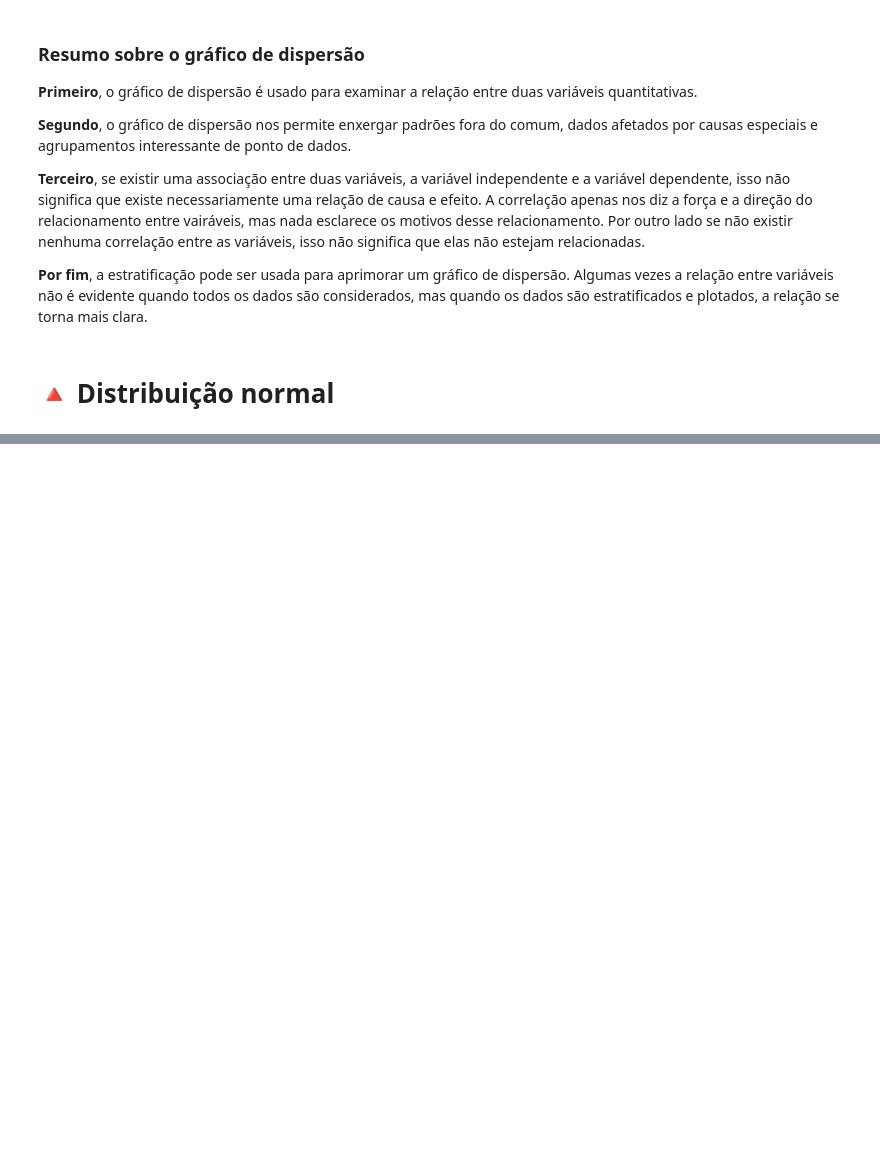
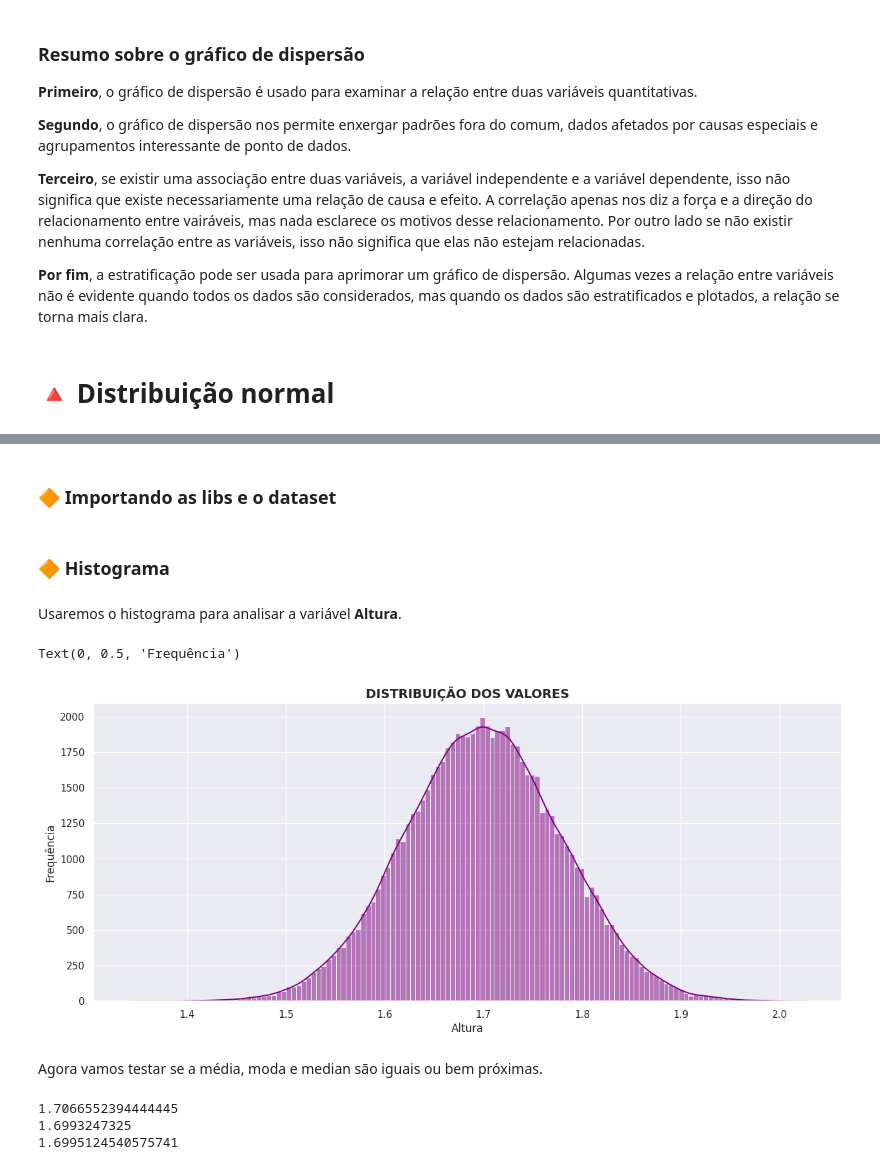
Before and after one commit to huanbarrosn/estudo_ds, a Jupyter notebook: matematica/teoria-estatistica-khan-academy/aula.ipynb, the cells around one changed output, grey strips where cells are left out. Saved outputs shown, nothing was run; the diff lists cells and outputs as text; code cells hidden in the pictures; blank space fills up the shorter version.

```diff
--- a/matematica/teoria-estatistica-khan-academy/aula.ipynb
+++ b/matematica/teoria-estatistica-khan-academy/aula.ipynb
@@ -773,0 +765,34 @@ Sabendo o que é uma distribuição normal e como ela se comporta, agora você p
+# %% [markdown]
+### 🔶 Importando as libs e o dataset
+# %%
+import pandas as pd
+import numpy as np
+import matplotlib.pyplot as plt
+import seaborn as sns
+import scipy.stats as stats
+from statsmodels.stats.diagnostic import lilliefors as lillie
+sns.set()
+# %%
+df = pd.read_csv('base-de-dados/dados.csv')
+# %% [markdown]
+### 🔶 Histograma
+# %% [markdown]
+Usaremos o histograma para analisar a variável **Altura**.
+# %%
+plt.figure(figsize=(15,6))
+plt.title('DISTRIBUIÇÃO DOS VALORES', fontsize=14, fontweight='bold')
+sns.histplot(x='Altura', data=df, kde=True, color='purple')
+plt.ylabel('Frequência')
+# %% [output]
+Text(0, 0.5, 'Frequência')
+[figure, added]
+# %% [markdown]
+Agora vamos testar se a média, moda e median são iguais ou bem próximas.
+# %%
+print(df['Altura'].mode().mean())
+print(df['Altura'].median())
+print(df['Altura'].mean())
+# %% [output]
+1.7066552394444445
+1.6993247325
+1.6995124540575741
```
Also changed, not shown: parts of 27 cells of this notebook, 8 other files.
